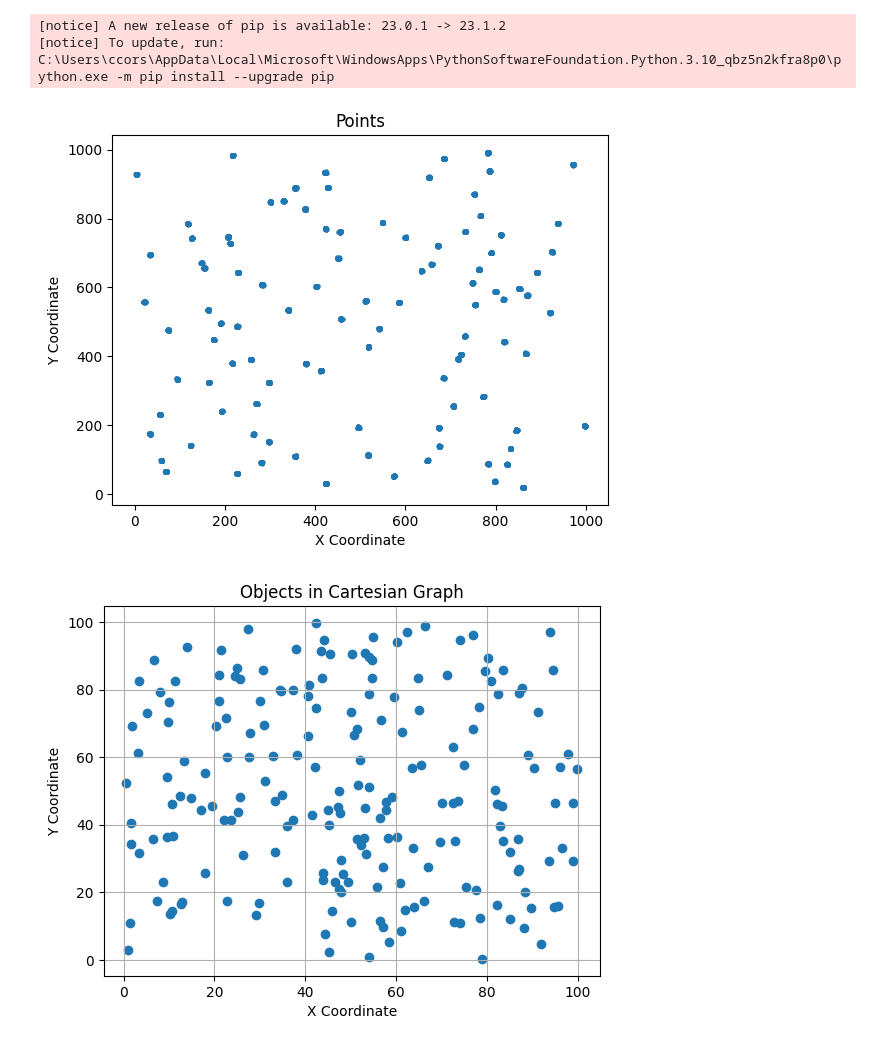
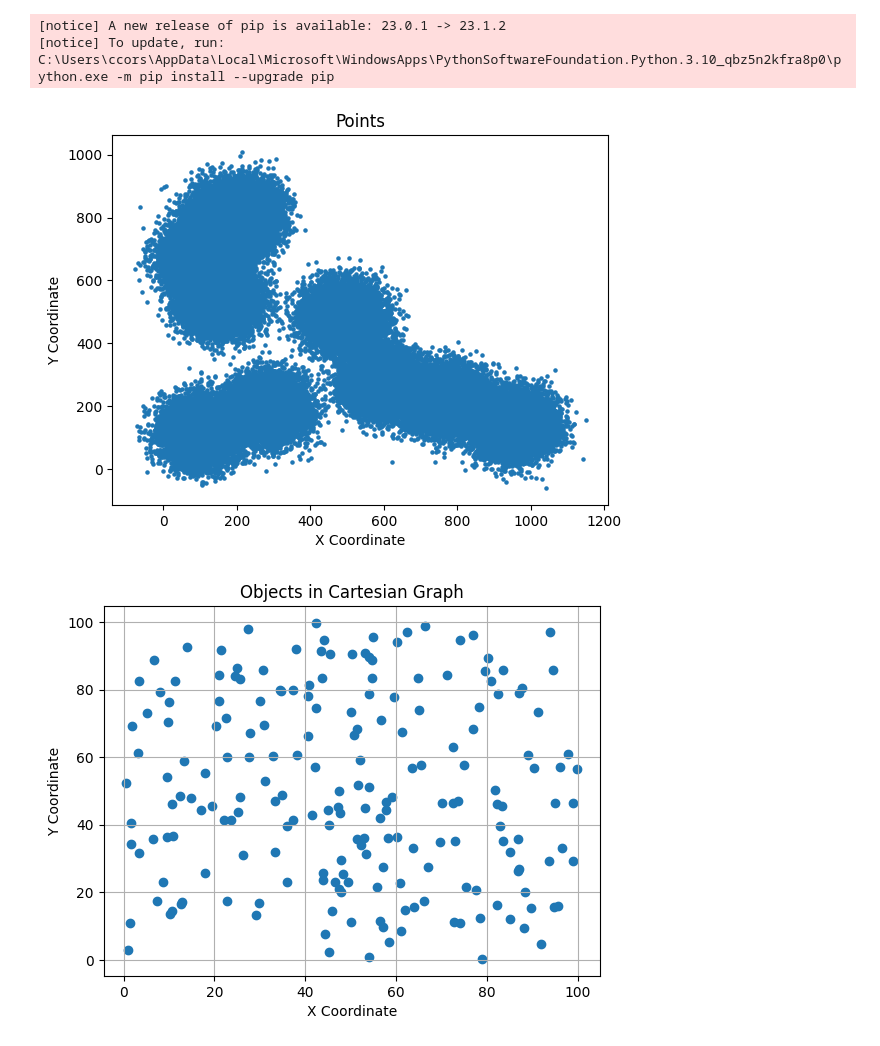
Before and after one commit to AndreaRuggieri/cloudComputing, a Jupyter notebook: pointGen.ipynb, the cells around one changed output. Cells and saved outputs as stored; diff of their text form; code cells hidden in the pictures.

```diff
--- a/pointGen.ipynb
+++ b/pointGen.ipynb
@@ -23,32 +23,35 @@ Successfully installed contourpy-1.0.7 cycler-0.11.0 fonttools-4.39.4 kiwisolver
 # %%
 import matplotlib.pyplot as plt
 
 def read_points_from_file(file_name):
+    i = 0
     points = []
     with open(file_name, 'r') as file:
         for line in file:
+            i += 1
             values = line.strip().split(',')
             x = float(values[0])
             y = float(values[1])
             points.append((x, y))
+            #if i == 10: break
     return points
 
 def plot_points(points):
     x = [point[0] for point in points]
     y = [point[1] for point in points]
     plt.scatter(x, y, s=5)  # Adjust the 's' parameter to change the size of the points
     plt.xlabel('X Coordinate')
     plt.ylabel('Y Coordinate')
     plt.title('Points')
     plt.show()
 
 # Provide the path to your text file
-file_path = './input_10000_2_100.txt'
+file_path = './input_100000_2_10.txt'
 
 points = read_points_from_file(file_path)
 plot_points(points)
 # %% [output]
-[figure, old version]
+[figure, new version]
 # %%
 import matplotlib.pyplot as plt
 
```
Also changed, not shown: 6 other files.
